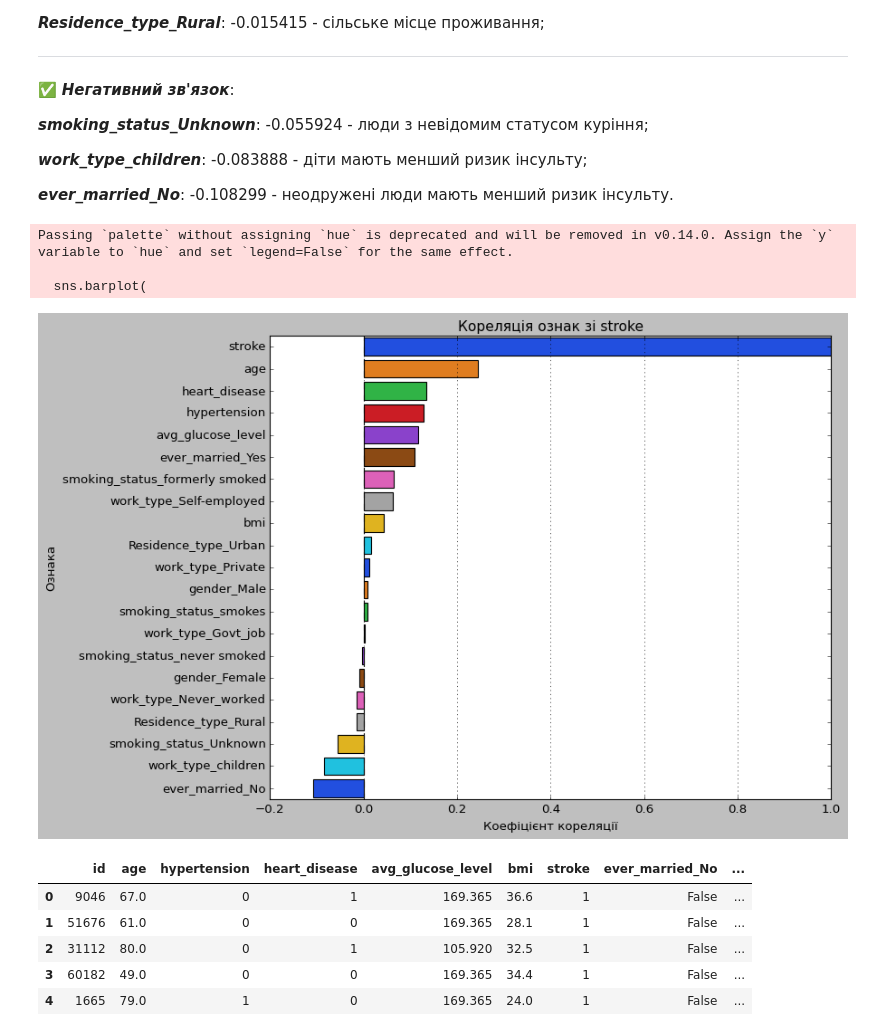
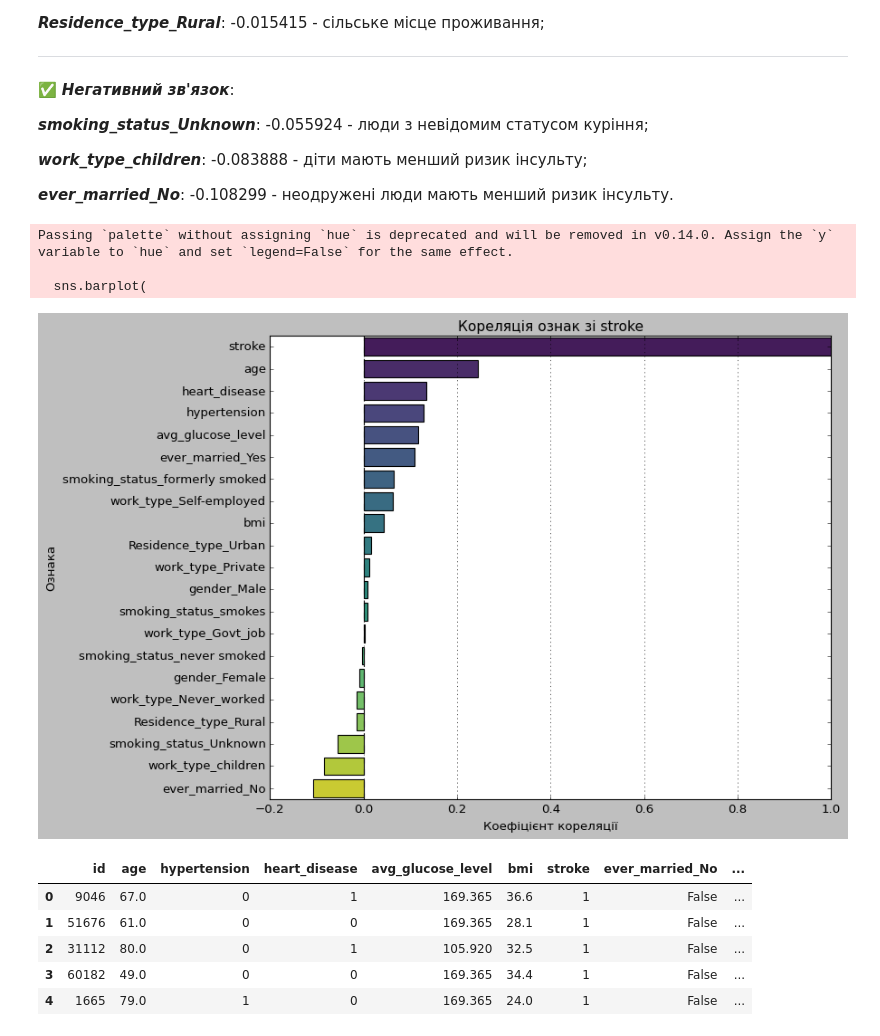
Before and after one commit to MariiaSam/Stroke-Prediction, a Jupyter notebook: Stroke_Prediction.ipynb, the cells around one changed output. Cells and saved outputs as stored; diff of their text form; code cells hidden in the pictures.

```diff
--- a/Stroke_Prediction.ipynb
+++ b/Stroke_Prediction.ipynb
@@ -588,22 +589,22 @@ dtype: float64
 # %%
 plt.figure(figsize=(10, 8))
 sns.barplot(
     x=correlation_with_stroke.values,
     y=correlation_with_stroke.index,
-    palette="bright"
+    palette="viridis"
 )
 
 plt.title("Кореляція ознак зі stroke", fontsize=14)
 plt.xlabel("Коефіцієнт кореляції", fontsize=12)
 plt.ylabel("Ознака", fontsize=12)
 plt.axvline(0, color="black", linestyle="--")
 plt.grid(axis="x", linewidth = 0.6)
 plt.show()
 # %% [output]
 Passing `palette` without assigning `hue` is deprecated and will be removed in v0.14.0. Assign the `y` variable to `hue` and set `legend=False` for the same effect.
 
   sns.barplot(
-[figure, old version]
+[figure, new version]
 # %%
 df.head()
 # %% [output]
```
Also changed, not shown: parts of 24 cells of this notebook.
